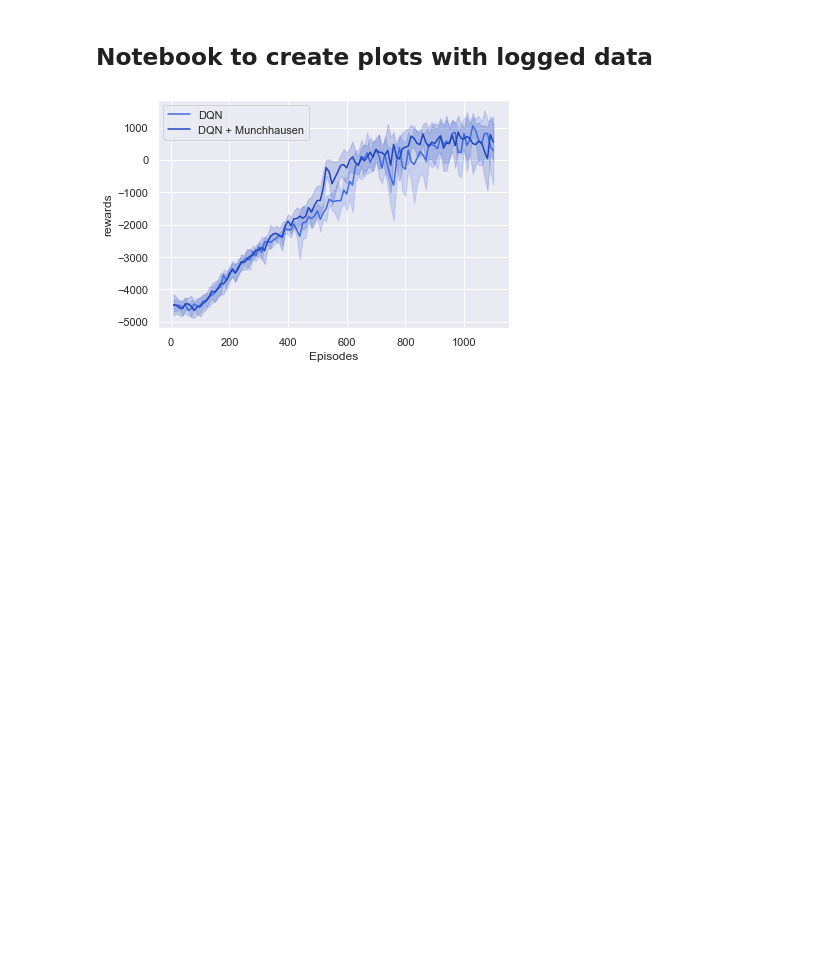
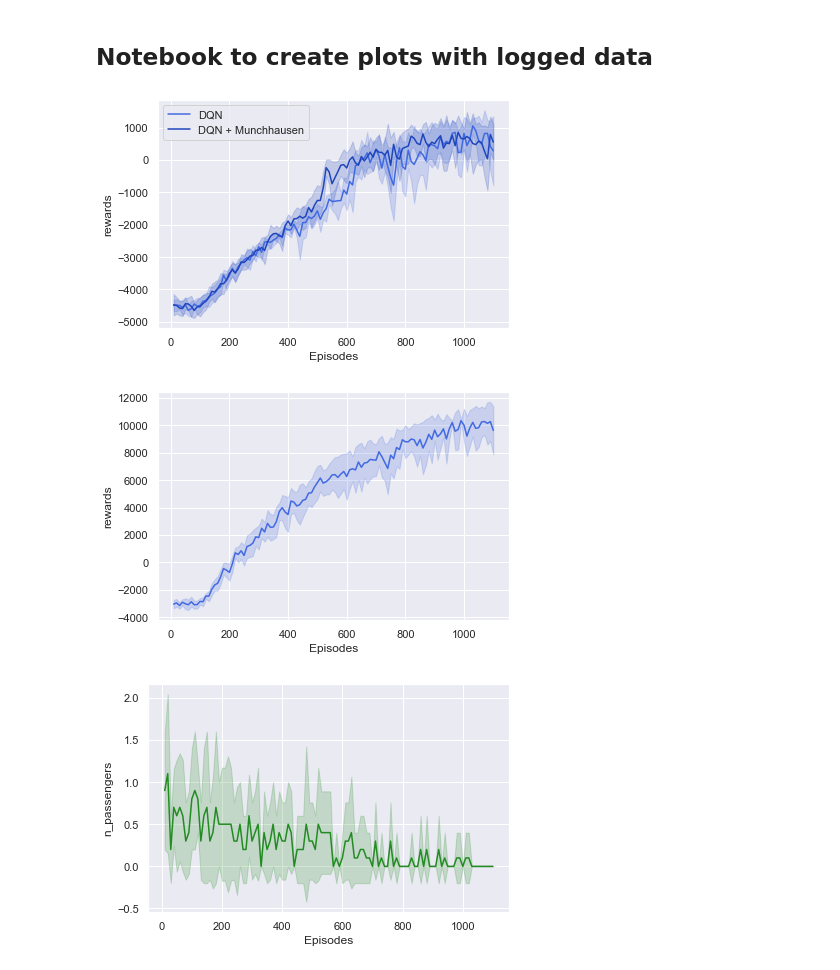
Before and after one commit to nikolim/cablab, a Jupyter notebook: common/create_plots.ipynb, the cells around one changed output. Cells and saved outputs as stored; diff of their text form; code cells hidden in the pictures; blank space fills up the shorter version.

```diff
--- a/common/create_plots.ipynb
+++ b/common/create_plots.ipynb
@@ -25,3 +25,35 @@ def plot_from_files():
 plot_from_files()
 # %% [output]
 [figure]
+# %%
+folder_path = '/home/niko/Info/cablab/runs/ma-dqn/58/'
+file_names = ['logs1.csv', 'logs2.csv']
+
+dfs = []
+
+for file_name in file_names:
+    file_path = os.path.join(folder_path, file_name)
+    df = pd.DataFrame()
+    df = pd.read_csv(file_path)
+    dfs.append(df)
+# %%
+values_to_add = ['illegal_pick_ups','illegal_moves', 'n_passengers', 'rewards', 'mean_pick_up_path', 'mean_drop_off_path', 'do_nothing_arr' ,'do_nothing_opt_arr','do_nothing_sub_arr']
+
+for value in values_to_add:
+    dfs[0][value] = dfs[0][value] + dfs[1][value]
+
+summed_df = dfs[0]
+
+file_name = os.path.join(folder_path, "summed_logs.csv")
+summed_df.to_csv(file_name)
+# %%
+output_path = os.path.join(folder_path, 'summed')
+
+if not os.path.exists(output_path):
+        os.makedirs(output_path)
+
+plotting.plot_values(summed_df, ['rewards'], output_path)
+plotting.plot_values(summed_df, ['n_passengers'], output_path)
+# %% [output]
+[figure, added]
+[figure, added]
```
Also changed, not shown: 8 other files.
